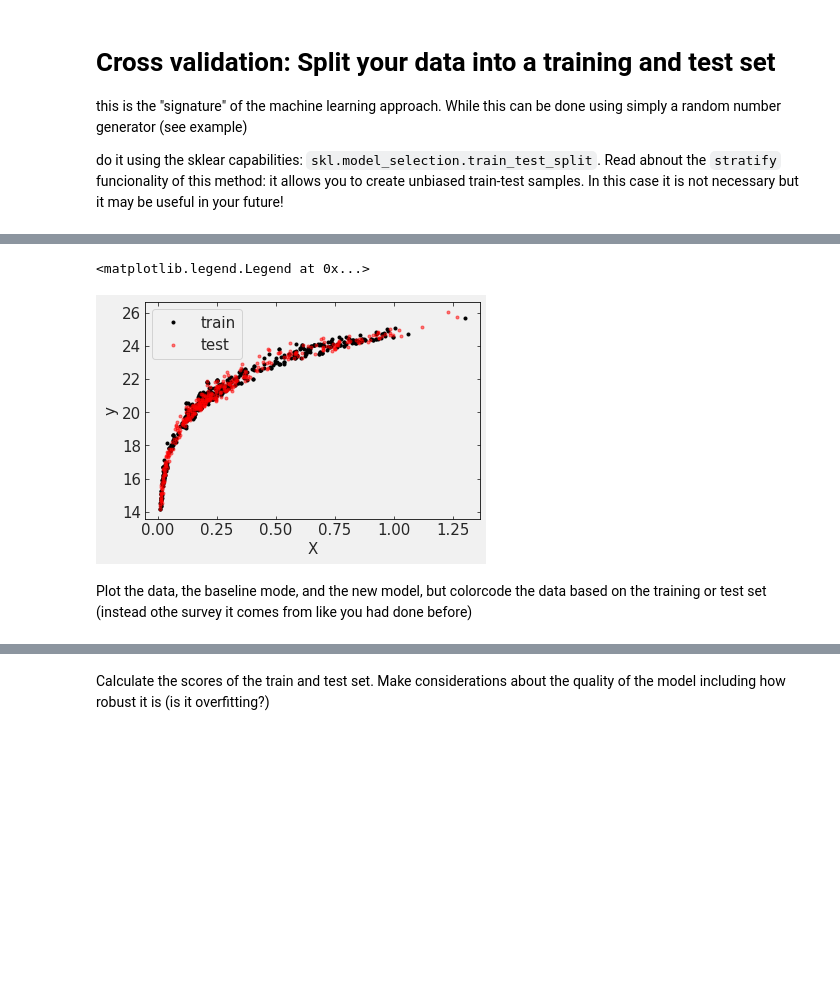
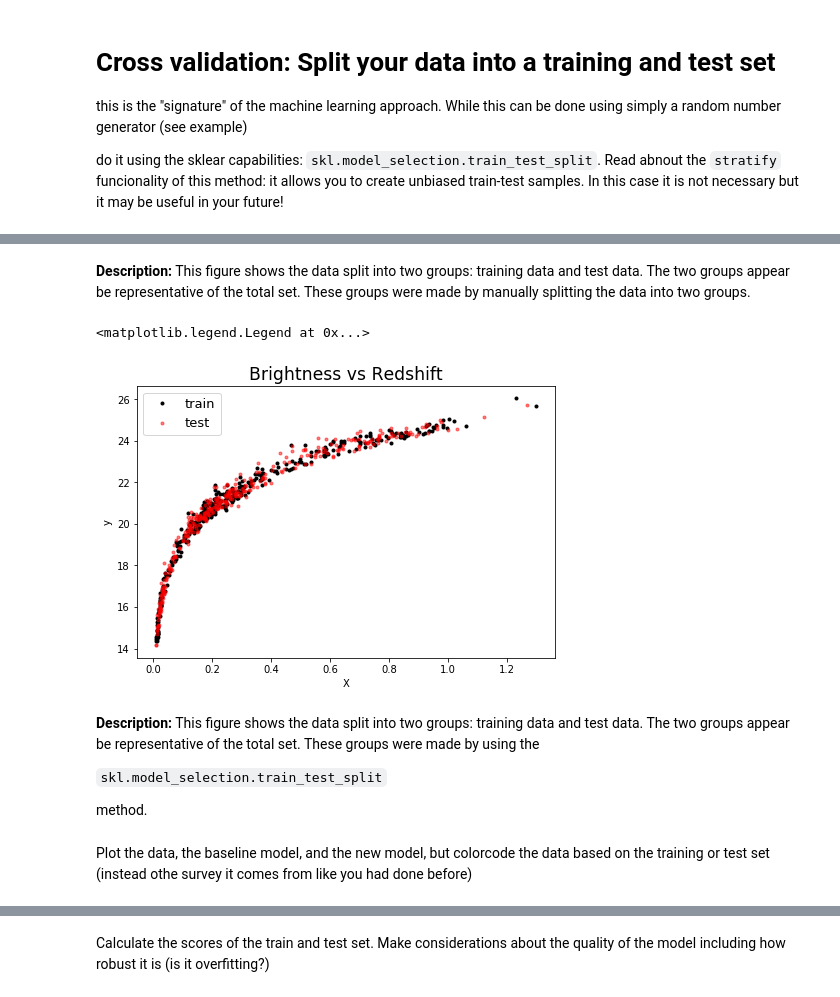
Before and after one commit to DesiPilla/DSPS_dPilla, a Jupyter notebook: HW6/SNdataLineFit.ipynb, the cells around one changed output, grey strips where cells are left out. Cells and saved outputs as stored; diff of their text form; code cells hidden in the pictures; blank space fills up the shorter version.

````diff
--- a/HW6/SNdataLineFit.ipynb
+++ b/HW6/SNdataLineFit.ipynb
@@ -374,21 +384,26 @@ ax.legend(fontsize = 13)
-# %%
-# handmade train-test split
-Nall = len(jla)
-Ntrain = int(Nall * 0.75)
-train = numpy.random.randint(0, high=Nall, size=Ntrain)
-test = np.setdiff1d(np.arange(Nall), train)
-X_train, y_train = jla.zcmb[train], jla.mb[train]
-X_test, y_test = jla.zcmb[test], jla.mb[test]
-pl.plot(X_train, y_train, 'k.', label="train")
-pl.plot(X_test, y_test, 'r.', alpha=0.5, label="test")
-pl.xlabel("X")
-pl.ylabel("y")
-pl.legend()
-# %% [output]
-<matplotlib.legend.Legend at 0x...>
-[figure, removed]
-# %%
-#instead use sklern to split
-X_train, X_test, y_train, y_test = skl.model_selection.train_test_split(...)
+# %% [markdown]
+**Description:** This figure shows the data split into two groups: training data and test data. The two groups appear be representative of the total set. These groups were made by manually splitting the data into two groups.
+# %%
+#instead use sklern to split
+X_train, X_test, y_train, y_test = skl.model_selection.train_test_split(zcmb, mb, test_size = 0.5, random_state = 467)
+
+fig = plt.figure(figsize = (7.5, 5));
+ax = fig.add_subplot(1, 1, 1)
+ax.plot(X_train, y_train, 'k.', label="train")
+ax.plot(X_test, y_test, 'r.', alpha=0.5, label="test")
+ax.set_title("Brightness vs Redshift", fontsize = "xx-large")
+ax.set_xlabel("X")
+ax.set_ylabel("y")
+ax.legend(fontsize = 13)
+# %% [output]
+<matplotlib.legend.Legend at 0x...>
+[figure, added]
+# %% [markdown]
+**Description:** This figure shows the data split into two groups: training data and test data. The two groups appear be representative of the total set. These groups were made by using the
+
+
+```skl.model_selection.train_test_split```
+
+method.
 # %% [markdown]
-Plot the data, the baseline mode, and the new model, but colorcode the data based on the training or test set (instead othe survey it comes from like you had done before)
+Plot the data, the baseline model, and the new model, but colorcode the data based on the training or test set (instead othe survey it comes from like you had done before)
````
Also changed, not shown: parts of 10 cells of this notebook.
